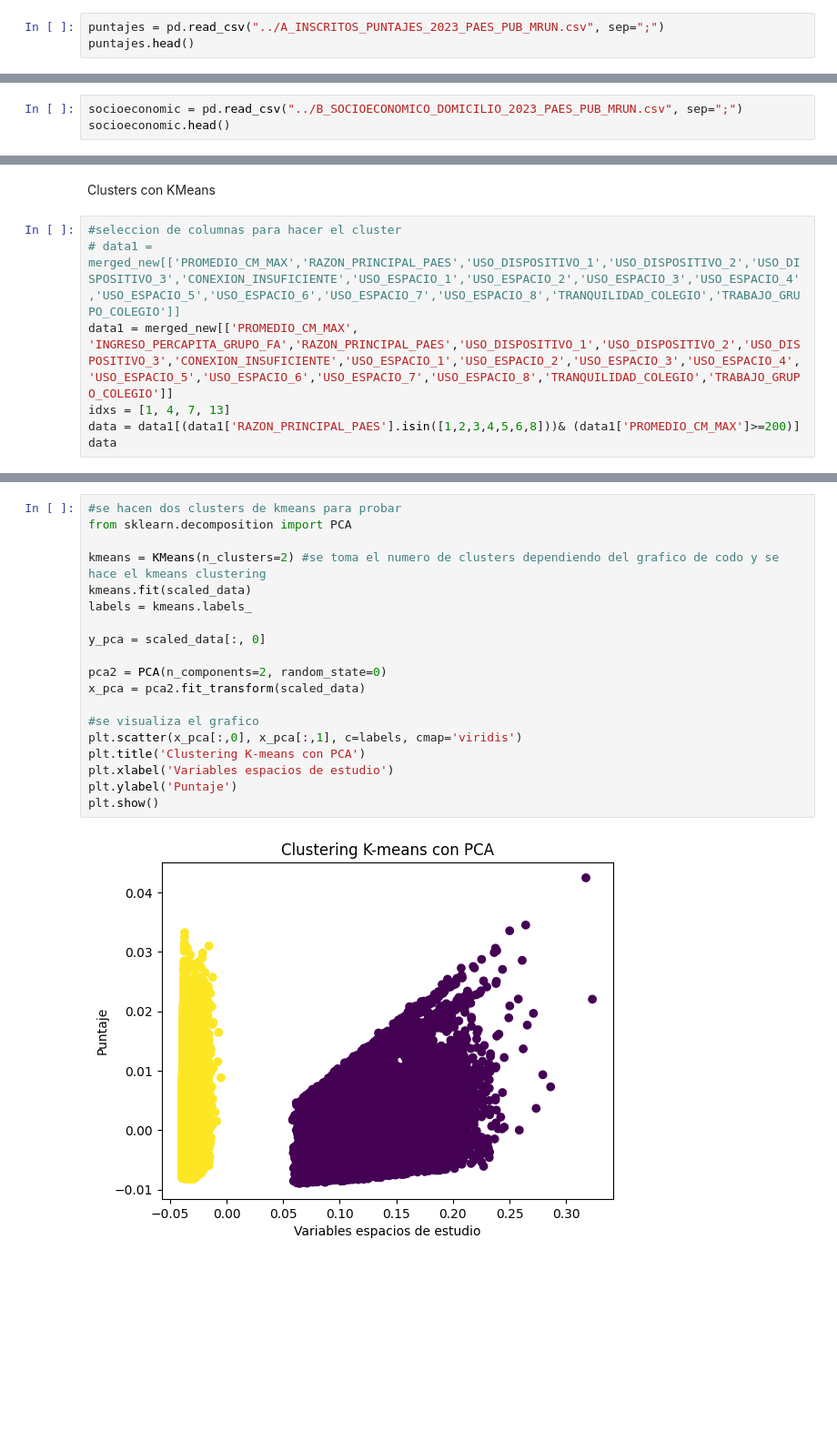
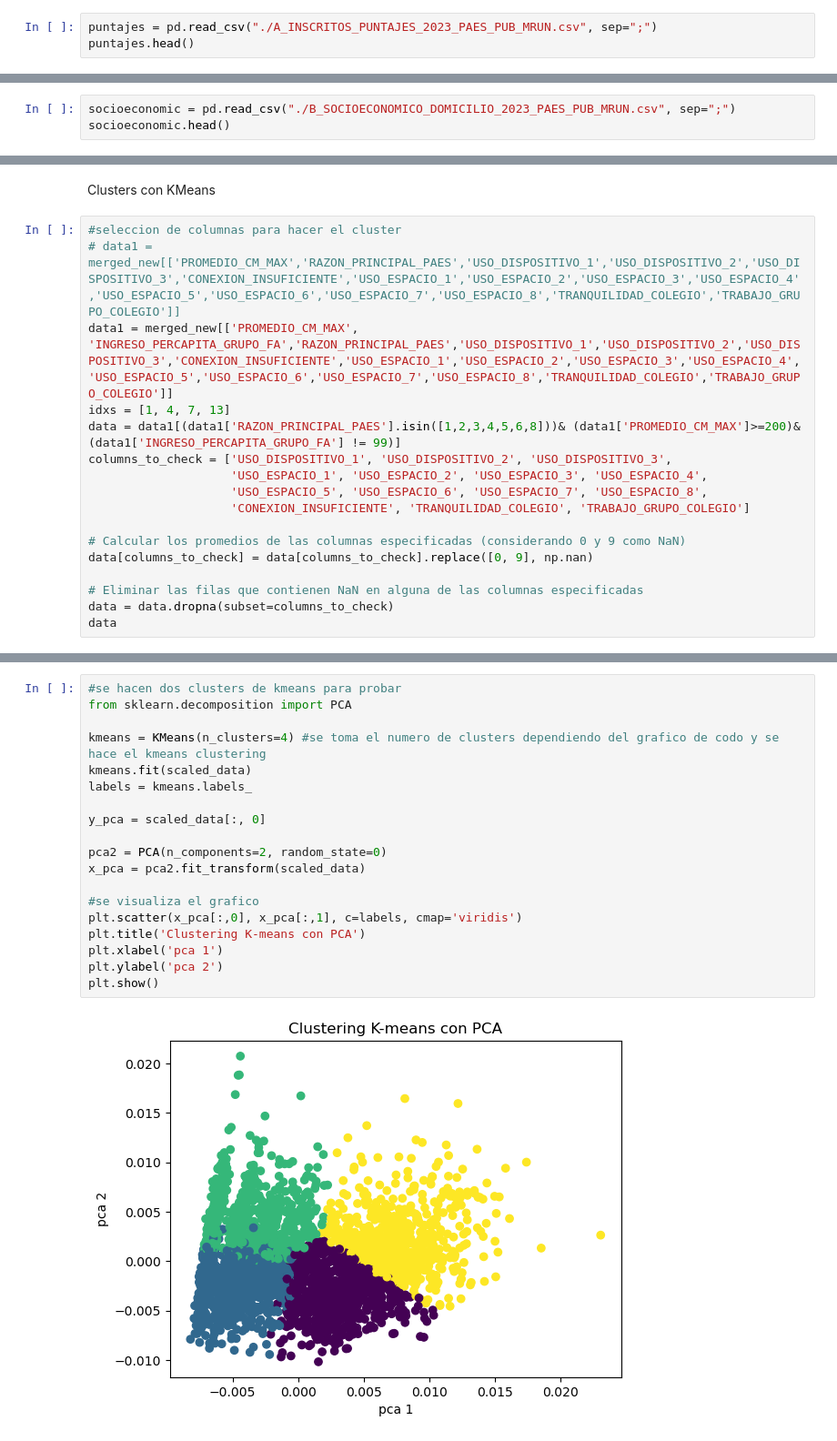
Before and after one commit to gurbina2234/Repo-Mineria-PSU, a Jupyter notebook: datos_oficial.ipynb, the cells around one changed output, grey strips where cells are left out. Shown at 91% size. Saved outputs shown, nothing was run; the diff lists cells and outputs as text; blank space fills up the shorter version.

```diff
--- a/datos_oficial.ipynb
+++ b/datos_oficial.ipynb
@@ -2,7 +2,7 @@
 import pandas as pd
 import matplotlib.pyplot as plt
 # %%
-puntajes = pd.read_csv("../A_INSCRITOS_PUNTAJES_2023_PAES_PUB_MRUN.csv", sep=";")
+puntajes = pd.read_csv("./A_INSCRITOS_PUNTAJES_2023_PAES_PUB_MRUN.csv", sep=";")
 puntajes.head()
 # %% [output]
 |  | MRUN | ANYO_PROCESO | COD_SEXO | FECHA_NACIMIENTO | RBD | CODIGO_ENS | LOCAL_EDUCACIONAL | ... |
@@ -13,7 +13,7 @@ puntajes.head()
 | 4 | 22654139 | 2023 | 2 | 194507 | 3003 | 363 | 1450 | ... |
 5 rows × 117 columns
 # %%
-socioeconomic = pd.read_csv("../B_SOCIOECONOMICO_DOMICILIO_2023_PAES_PUB_MRUN.csv", sep=";")
+socioeconomic = pd.read_csv("./B_SOCIOECONOMICO_DOMICILIO_2023_PAES_PUB_MRUN.csv", sep=";")
 socioeconomic.head()
 # %% [output]
 |  | MRUN | ANYO_PROCESO | CODIGO_REGION_DOMICILIO | CODIGO_PROVINCIA_DOMICILIO | CODIGO_COMUNA_DOMICILIO | ... |
@@ -150,6 +150,16 @@ Clusters con KMeans
 # data1 = merged_new[['PROMEDIO_CM_MAX','RAZON_PRINCIPAL_PAES','USO_DISPOSITIVO_1','USO_DISPOSITIVO_2','USO_DISPOSITIVO_3','CONEXION_INSUFICIENTE','USO_ESPACIO_1','USO_ESPACIO_2','USO_ESPACIO_3','USO_ESPACIO_4','USO_ESPACIO_5','USO_ESPACIO_6','USO_ESPACIO_7','USO_ESPACIO_8','TRANQUILIDAD_COLEGIO','TRABAJO_GRUPO_COLEGIO']]
 data1 = merged_new[['PROMEDIO_CM_MAX', 'INGRESO_PERCAPITA_GRUPO_FA','RAZON_PRINCIPAL_PAES','USO_DISPOSITIVO_1','USO_DISPOSITIVO_2','USO_DISPOSITIVO_3','CONEXION_INSUFICIENTE','USO_ESPACIO_1','USO_ESPACIO_2','USO_ESPACIO_3','USO_ESPACIO_4','USO_ESPACIO_5','USO_ESPACIO_6','USO_ESPACIO_7','USO_ESPACIO_8','TRANQUILIDAD_COLEGIO','TRABAJO_GRUPO_COLEGIO']]
 idxs = [1, 4, 7, 13]
-data = data1[(data1['RAZON_PRINCIPAL_PAES'].isin([1,2,3,4,5,6,8]))& (data1['PROMEDIO_CM_MAX']>=200)]
+data = data1[(data1['RAZON_PRINCIPAL_PAES'].isin([1,2,3,4,5,6,8]))& (data1['PROMEDIO_CM_MAX']>=200)&(data1['INGRESO_PERCAPITA_GRUPO_FA'] != 99)]
+columns_to_check = ['USO_DISPOSITIVO_1', 'USO_DISPOSITIVO_2', 'USO_DISPOSITIVO_3',
+                    'USO_ESPACIO_1', 'USO_ESPACIO_2', 'USO_ESPACIO_3', 'USO_ESPACIO_4',
+                    'USO_ESPACIO_5', 'USO_ESPACIO_6', 'USO_ESPACIO_7', 'USO_ESPACIO_8',
+                    'CONEXION_INSUFICIENTE', 'TRANQUILIDAD_COLEGIO', 'TRABAJO_GRUPO_COLEGIO']
+
+# Calcular los promedios de las columnas especificadas (considerando 0 y 9 como NaN)
+data[columns_to_check] = data[columns_to_check].replace([0, 9], np.nan)
+
+# Eliminar las filas que contienen NaN en alguna de las columnas especificadas
+data = data.dropna(subset=columns_to_check)
 data
 # %% [output]
@@ -222,21 +249,21 @@ optimize_k_means(scaled_data,10)
 # %%
 #se hacen dos clusters de kmeans para probar
 from sklearn.decomposition import PCA
 
-kmeans = KMeans(n_clusters=2) #se toma el numero de clusters dependiendo del grafico de codo y se hace el kmeans clustering
+kmeans = KMeans(n_clusters=4) #se toma el numero de clusters dependiendo del grafico de codo y se hace el kmeans clustering
 kmeans.fit(scaled_data)
 labels = kmeans.labels_
 
 y_pca = scaled_data[:, 0]
 
 pca2 = PCA(n_components=2, random_state=0)
 x_pca = pca2.fit_transform(scaled_data)
 
 #se visualiza el grafico
 plt.scatter(x_pca[:,0], x_pca[:,1], c=labels, cmap='viridis')
 plt.title('Clustering K-means con PCA')
-plt.xlabel('Variables espacios de estudio')
-plt.ylabel('Puntaje')
+plt.xlabel('pca 1')
+plt.ylabel('pca 2')
 plt.show()
 # %% [output]
-[figure, old version]
+[figure, new version]
```
Also changed, not shown: parts of 20 cells of this notebook.
